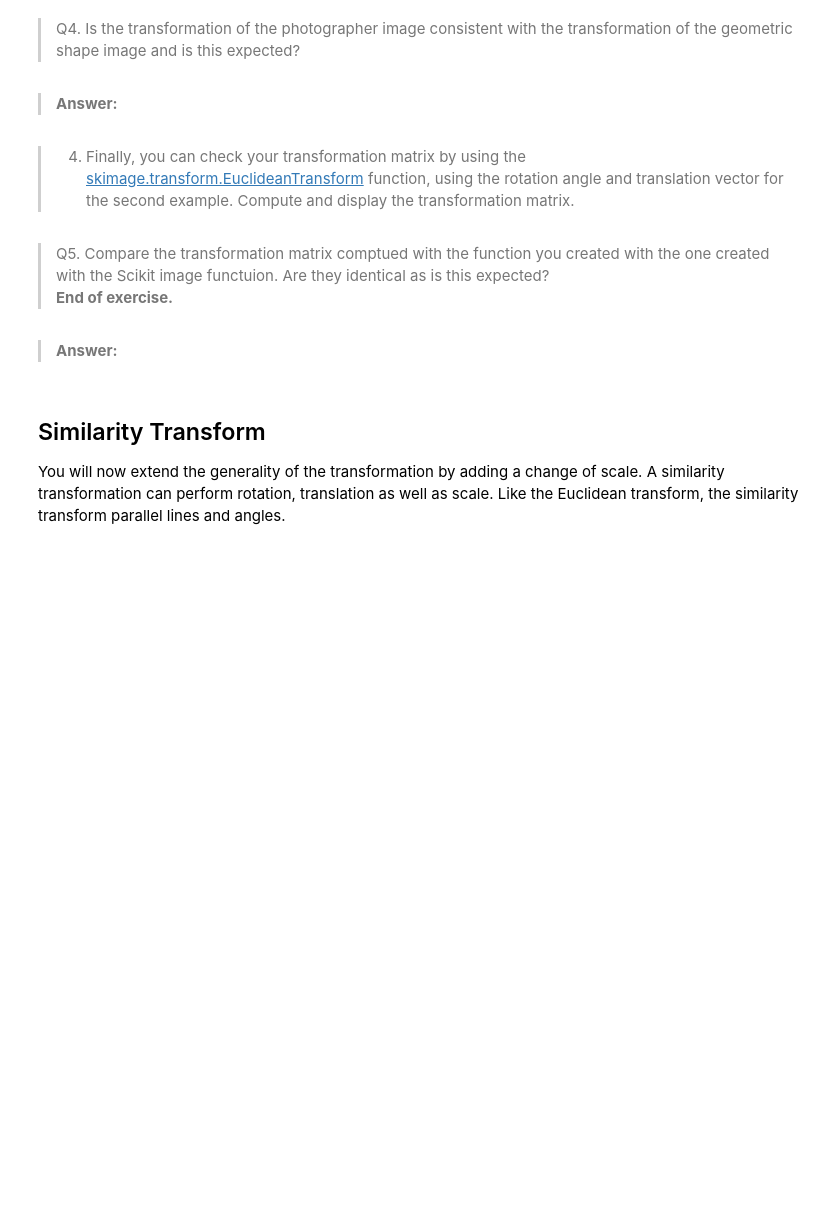
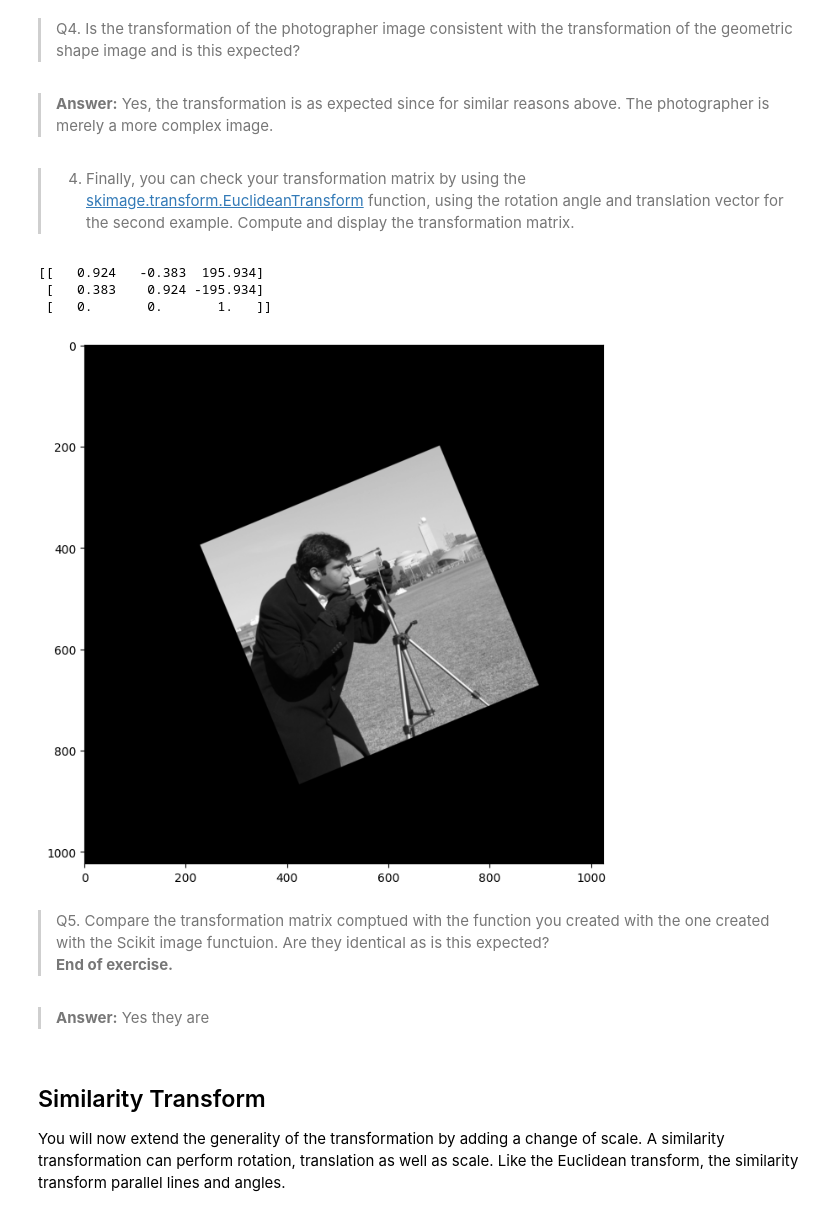
Before and after one commit to whendo/CSCI-E25, a Jupyter notebook: Labs/9_HomographyProjections.ipynb, the cells around one changed output. Cells and saved outputs as stored; diff of their text form; code cells hidden in the pictures; blank space fills up the shorter version.

```diff
--- a/Labs/9_HomographyProjections.ipynb
+++ b/Labs/9_HomographyProjections.ipynb
@@ -95,6 +95,10 @@ The code in the cell below applies both translation and rotation to the geometri
 # %%
 def euclidean(theta, translation):
     ## Put your code below
+    ans = np.array([[np.cos(theta), -np.sin(theta), translation[0]],
+                    [np.sin(theta), np.cos(theta), translation[1]],
+                    [0, 0, 1]])
+    return ans
 # %% [markdown]
 > 2. Execute the code in the cell below.
 >
@@ -128,16 +142,24 @@ _=plot_grayscale(transform.warp(camera_image_background, transform_matrix))
 # %% [markdown]
 > Q4. Is the transformation of the photographer image consistent with the transformation of the geometric shape image and is this expected?
 # %% [markdown]
-> **Answer:**
+> **Answer:**   Yes, the transformation is as expected since for similar reasons above. The photographer is merely a more complex image.
 # %% [markdown]
 > 4. Finally, you can check your transformation matrix by using the [skimage.transform.EuclideanTransform](https://scikit-image.org/docs/stable/api/skimage.transform.html#skimage.transform.EuclideanTransform) function, using the rotation angle and translation vector for the second example. Compute and display the transformation matrix.
 # %%
 ## Put your code below
+transform_matrix = transform.EuclideanTransform(rotation = theta[1], translation = translation)
+print(np.round(transform_matrix, 3))
+_=plot_grayscale(transform.warp(camera_image_background, transform_matrix))
+# %% [output]
+[[   0.924   -0.383  195.934]
+ [   0.383    0.924 -195.934]
+ [   0.       0.       1.   ]]
+[figure, added]
 # %% [markdown]
 > Q5. Compare the transformation matrix comptued with the function you created with the one created with the Scikit image functuion. Are they identical as is this expected?
 > **End of exercise.**
 # %% [markdown]
-> **Answer:**
+> **Answer:**  Yes they are
 # %% [markdown]
 ## Similarity Transform
 
```
Also changed, not shown: parts of 21 cells of this notebook.
